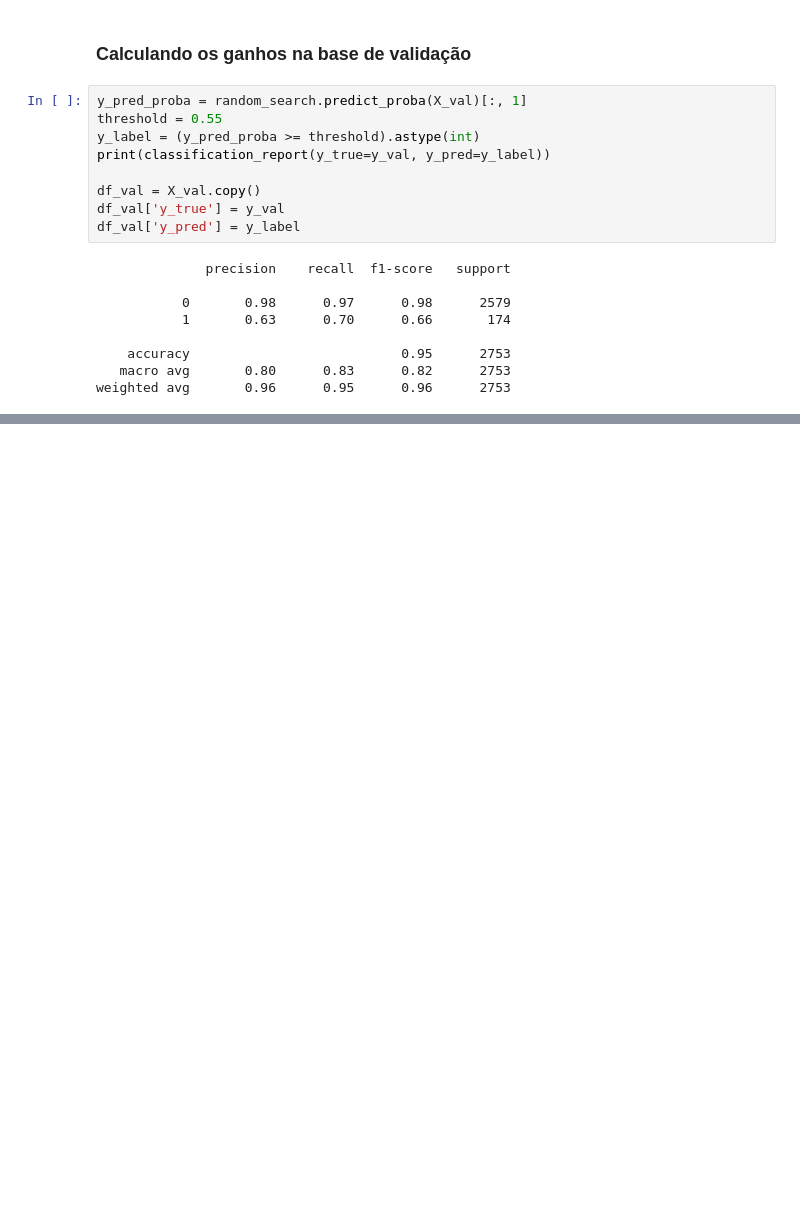
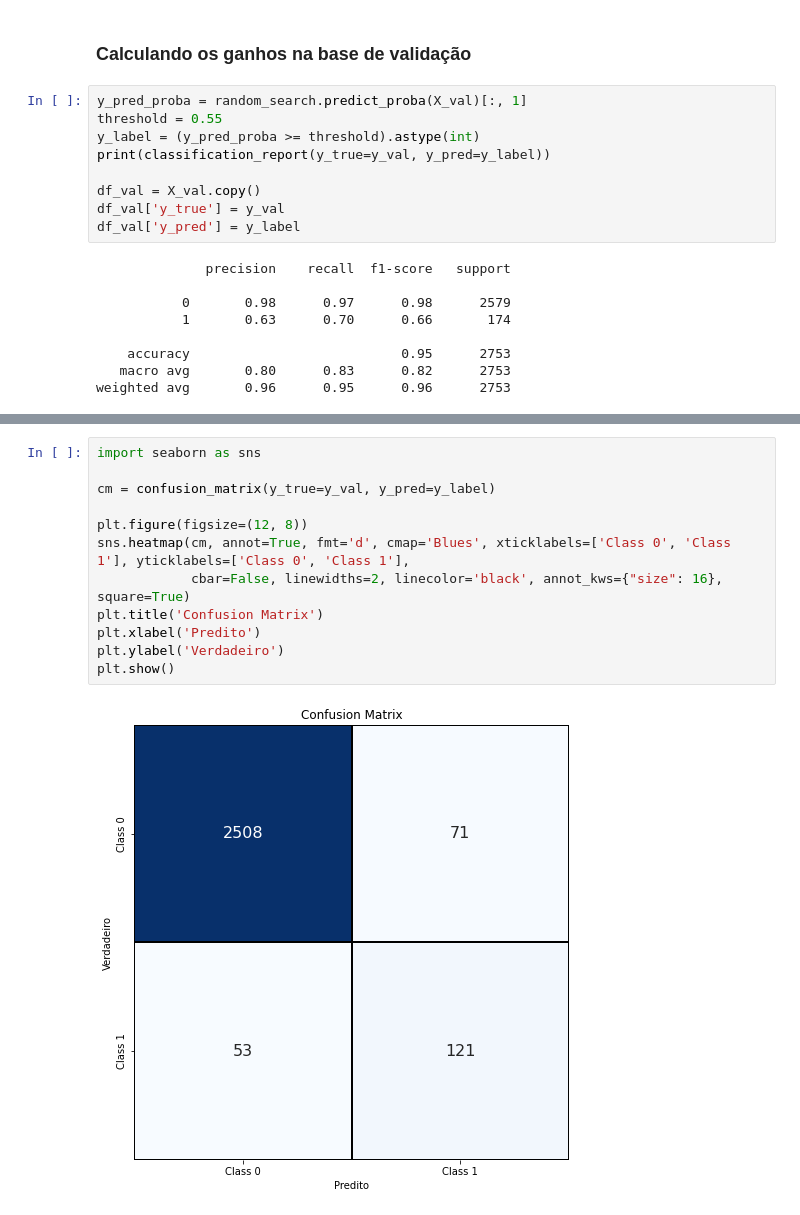
Before and after one commit to viniciusnicoleli/CbkClassifier, a Jupyter notebook: notebooks/model_development.ipynb, the cells around one changed output, grey strips where cells are left out. Cells and saved outputs as stored; diff of their text form; blank space fills up the shorter version.

```diff
--- a/notebooks/model_development.ipynb
+++ b/notebooks/model_development.ipynb
@@ -474 +476,15 @@ Qtd de casos em que o modelo determinou erroneamente 71
 ##################################################################################################
+# %%
+import seaborn as sns
+
+cm = confusion_matrix(y_true=y_val, y_pred=y_label)
+
+plt.figure(figsize=(12, 8))
+sns.heatmap(cm, annot=True, fmt='d', cmap='Blues', xticklabels=['Class 0', 'Class 1'], yticklabels=['Class 0', 'Class 1'],
+            cbar=False, linewidths=2, linecolor='black', annot_kws={"size": 16}, square=True)
+plt.title('Confusion Matrix')
+plt.xlabel('Predito')
+plt.ylabel('Verdadeiro')
+plt.show()
+# %% [output]
+[figure, added]
```
Also changed, not shown: parts of 2 cells of this notebook, 1 other file.
